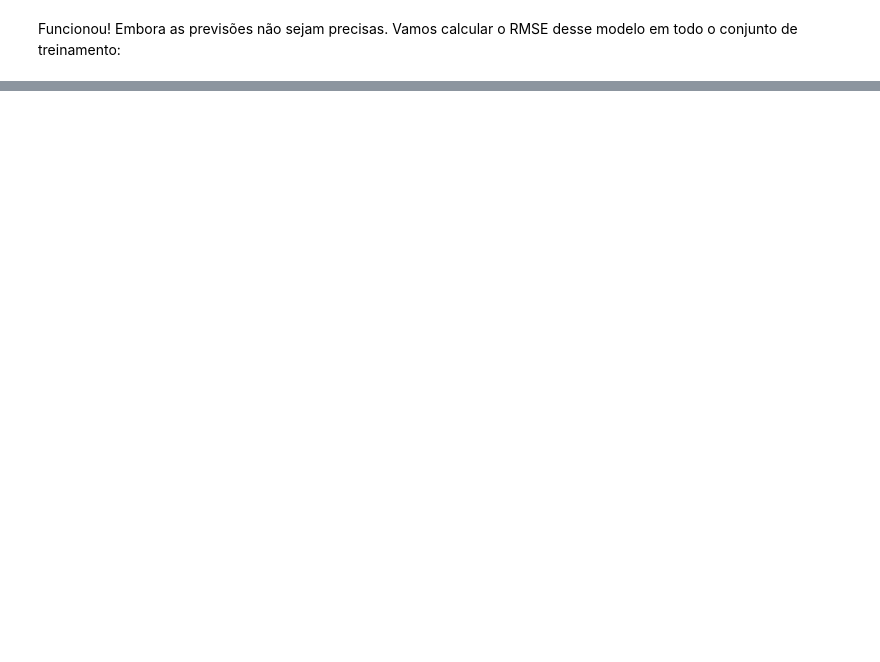
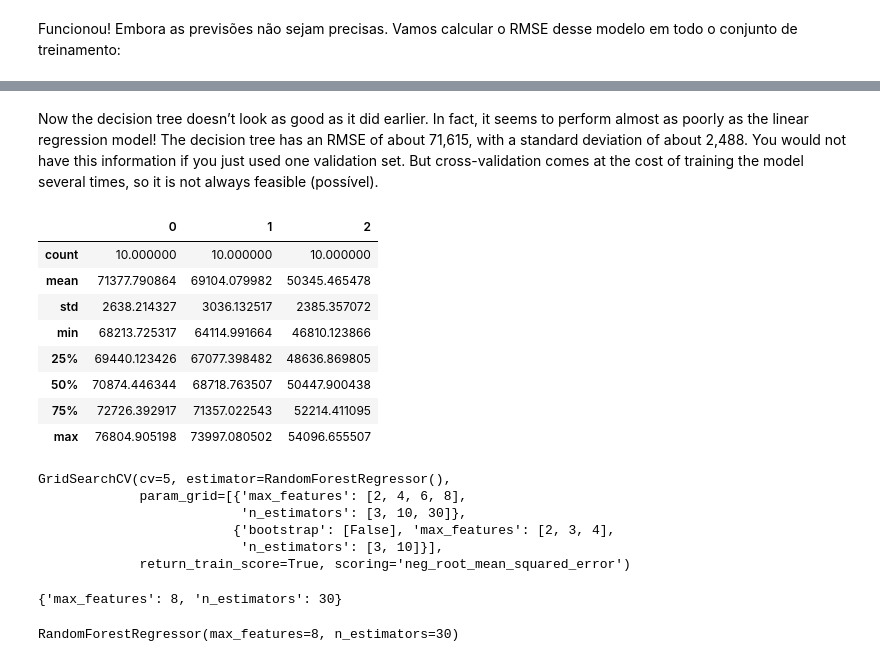
Before and after one commit to ThiagoSegato/livro-apredizado-de-maquina-scikit-learn-keras-tensorflow, a Jupyter notebook: chapter02_analisys1.ipynb, the cells around one changed output, grey strips where cells are left out. Saved outputs shown, nothing was run; the diff lists cells and outputs as text; code cells hidden in the pictures; blank space fills up the shorter version.

```diff
--- a/chapter02_analisys1.ipynb
+++ b/chapter02_analisys1.ipynb
@@ -221,0 +247,4 @@ mean_squared_error(dados_rotulos, dados_previsoes, squared=False)
+# %%
+#https://stephenallwright.com/cross_val_score-sklearn/
+linear_rmses = -cross_val_score(lin_reg, dados_preparados, dados_rotulos, scoring="neg_root_mean_squared_error", cv=10)
+tree_rmses = -cross_val_score(tree_reg, dados_preparados, dados_rotulos, scoring="neg_root_mean_squared_error", cv=10)
@@ -221,0 +263,46 @@ mean_squared_error(dados_rotulos, dados_previsoes, squared=False)
+# %% [markdown]
+Now the decision tree doesn’t look as good as it did earlier. In fact, it seems
+to perform almost as poorly as the linear regression model! The decision tree has an RMSE of about 71,615, with a standard
+deviation of about 2,488. You would not have this information if you just
+used one validation set. But cross-validation comes at the cost of training the
+model several times, so it is not always feasible (possível).
+# %%
+rforest_rmses = -cross_val_score(rforest_reg, dados_preparados, dados_rotulos, scoring="neg_root_mean_squared_error", cv=10)
+# %%
+pd.concat([pd.Series(tree_rmses).describe(), pd.Series(linear_rmses).describe(), pd.Series(rforest_rmses).describe()], axis=1)
+# %% [output]
+|  | 0 | 1 | 2 |
+| count | 10.000000 | 10.000000 | 10.000000 |
+| mean | 71377.790864 | 69104.079982 | 50345.465478 |
+| std | 2638.214327 | 3036.132517 | 2385.357072 |
+| min | 68213.725317 | 64114.991664 | 46810.123866 |
+| 25% | 69440.123426 | 67077.398482 | 48636.869805 |
+| 50% | 70874.446344 | 68718.763507 | 50447.900438 |
+| 75% | 72726.392917 | 71357.022543 | 52214.411095 |
+| max | 76804.905198 | 73997.080502 | 54096.655507 |
+# %%
+from sklearn.model_selection import GridSearchCV
+
+param_grid = [
+    {'n_estimators':[3,10,30], 'max_features':[2,4,6,8]},
+    {'n_estimators':[3,10], 'max_features':[2,3,4], 'bootstrap':[False]}
+]
+
+forest_reg = RandomForestRegressor()
+grid_search = GridSearchCV(forest_reg, param_grid, cv=5, scoring='neg_root_mean_squared_error', return_train_score=True)
+grid_search.fit(dados_preparados, dados_rotulos)
+# %% [output]
+GridSearchCV(cv=5, estimator=RandomForestRegressor(),
+             param_grid=[{'max_features': [2, 4, 6, 8],
+                          'n_estimators': [3, 10, 30]},
+                         {'bootstrap': [False], 'max_features': [2, 3, 4],
+                          'n_estimators': [3, 10]}],
+             return_train_score=True, scoring='neg_root_mean_squared_error')
+# %%
+grid_search.best_params_
+# %% [output]
+{'max_features': 8, 'n_estimators': 30}
+# %%
+print(grid_search.best_estimator_)
+# %% [output]
+RandomForestRegressor(max_features=8, n_estimators=30)
```
Also changed, not shown: parts of 11 cells of this notebook.
